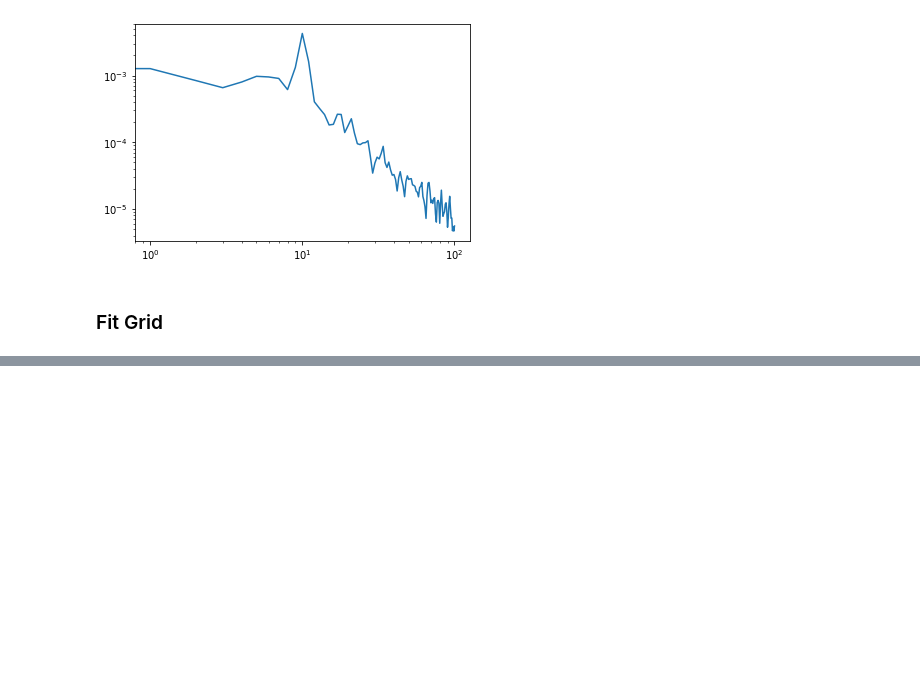
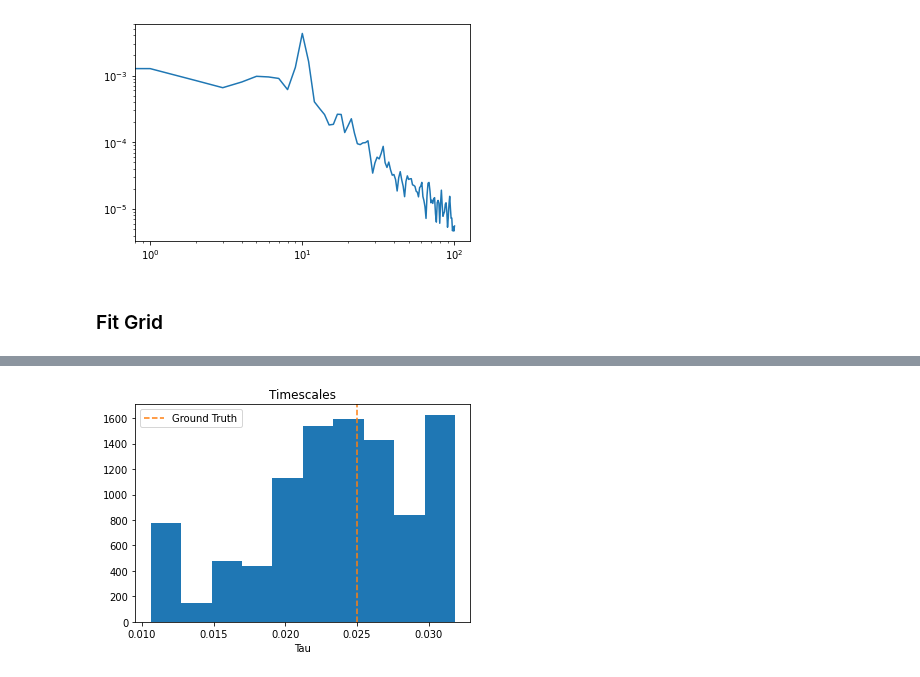
Before and after one commit to voytekresearch/timescale-methods, a Jupyter notebook: notebooks/param_gridsearch.ipynb, the cells around one changed output, grey strips where cells are left out. Saved outputs shown, nothing was run; the diff lists cells and outputs as text; code cells hidden in the pictures; blank space fills up the shorter version.

Commit message:
constrain specparam grid search

```diff
--- a/notebooks/param_gridsearch.ipynb
+++ b/notebooks/param_gridsearch.ipynb
@@ -20,5 +20,5 @@ from timescales.fit import fit_psd
 # %%
-def fit_grid_psd(sig, fs, grid, max_n_params=None, n_jobs=-1, chunksize=1):
+def fit_grid_psd(sig, fs, grid, max_n_params=None, return_fm=False, n_jobs=-1, chunksize=1):
 
     # Create an array of param grid indices
     param_inds = np.array(list(product(*[list(range(len(i))) for i in list(grid.values())])))
@@ -32,7 +32,7 @@ def fit_grid_psd(sig, fs, grid, max_n_params=None, n_jobs=-1, chunksize=1):
 
     with Pool(processes=n_jobs) as pool:
 
-        mapping = pool.imap(partial(_fit_psd, sig=sig, fs=fs, grid=grid),
+        mapping = pool.imap(partial(_fit_psd, sig=sig, fs=fs, grid=grid, return_fm=return_fm),
                             param_inds, chunksize=chunksize)
 
         params = list(tqdm(mapping, desc='Fitting Spectra', total=len(param_inds)))
@@ -40,7 +40,7 @@ def fit_grid_psd(sig, fs, grid, max_n_params=None, n_jobs=-1, chunksize=1):
     return np.array(params)
 
 
-def _fit_psd(index, sig=None, fs=None, grid=None):
+def _fit_psd(index, sig=None, fs=None, grid=None, return_fm=False):
     """Parallel PSD wrapper."""
 
     init_params = ['peak_width_limits', 'max_n_peaks', 'peak_threshold']
@@ -67,7 +67,9 @@ def _fit_psd(index, sig=None, fs=None, grid=None):
 
     # Fit
     peak_width_limits = tuple(init_kwargs.pop('peak_width_limits'))
-    fm = FOOOF(aperiodic_mode='knee', verbose=False, **init_kwargs)
+
+    fm = FOOOF(aperiodic_mode='knee', verbose=False, peak_width_limits=peak_width_limits,
+               **init_kwargs)
 
     # Bounds for aperiodic fitting, as: ((offset_low_bound, knee_low_bound, exp_low_bound),
     #                                    (offset_high_bound, knee_high_bound, exp_high_bound))
@@ -86,10 +88,27 @@ def _fit_psd(index, sig=None, fs=None, grid=None):
     except:
         knee_freq = np.nan
         rsq = np.nan
+        fm = np.nan
+
+    if return_fm:
+        return [index, knee_freq, rsq, fm]
+    else:
+        return [index, knee_freq, rsq]
 
     del fm
 
-    return [knee_freq, rsq]
+def subselect_params(grid, grid_indices, inds):
+
+    params_sub = {}
+
+    for k in grid.keys():
+        params_sub[k] = []
+
+    for inds in grid_indices[inds]:
+        for ind, k in zip(inds, specparam_grid.keys()):
+            params_sub[k].append(specparam_grid[k][ind])
+
+    return params_sub
 # %% [markdown]
 ### Simulate
 # %%
@@ -125,11 +144,11 @@ plt.loglog(f, p);
 # %%
 specparam_grid = {
     # Init kwargs
-    'peak_width_limits': np.array(list(combinations(np.arange(1, 13, 3), 2))),
+    'peak_width_limits': np.array(list(combinations(np.arange(1, 10, 2), 2))),
     'max_n_peaks': np.arange(1, 13, 3),
     'peak_threshold': np.arange(1, 5),
     # Self kwargs (post-init)
-    'knee_freq_bounds': np.column_stack((np.arange(5, 100, 5), np.arange(10, 105, 5))),
+    'knee_freq_bounds': np.array([[5, 15]]), #np.column_stack((np.arange(5, 100, 5), np.arange(10, 105, 5))),
     'exp_bounds': np.column_stack((np.array([.01, 1, 2]), np.arange(2, 5))),
     # Compute spectra kwargs
     'nperseg': (np.linspace(.5, 1.5, 5) * fs).astype(int),
@@ -138,4 +157,4 @@ specparam_grid = {
     'freq_range': np.column_stack((np.zeros(10), np.arange(10, 110, 10)))
 }
 # %%
-params = fit_grid_psd(sig, fs, specparam_grid, max_n_params=int(1e5), n_jobs=-1, chunksize=20)
+params = fit_grid_psd(sig, fs, specparam_grid, max_n_params=int(1e4), return_fm=True, n_jobs=-1, chunksize=20)
@@ -171,0 +165,10 @@ plt.legend();
+# %%
+knees = np.array([convert_knee_val(i) for i in params[:, 1]])
+
+plt.hist(knees)
+plt.axvline(tau, ls='--', color='C1', label='Ground Truth')
+plt.title('Timescales')
+plt.xlabel('Tau')
+plt.legend();
+# %% [output]
+[figure, added]
```
Also changed, not shown: parts of 8 cells of this notebook.
